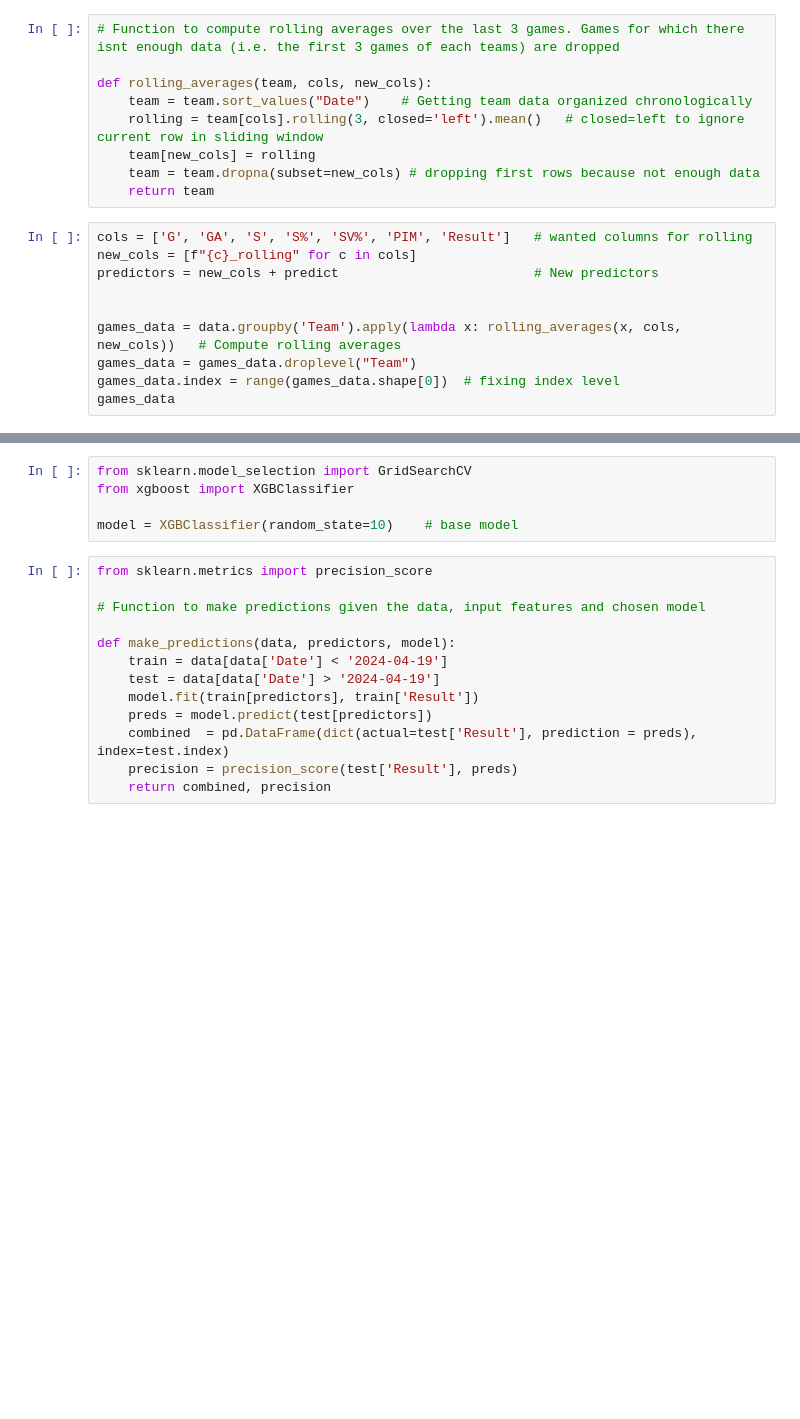
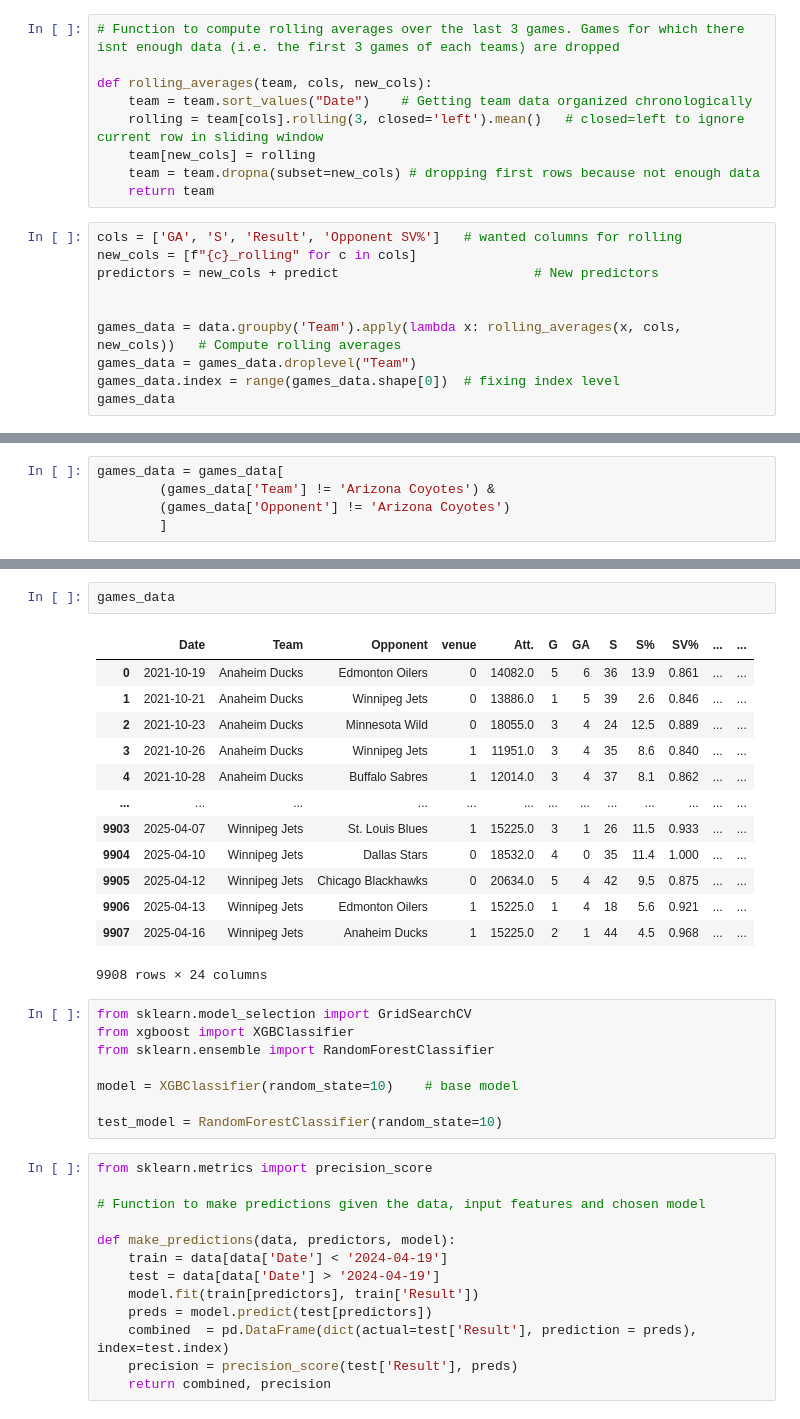
Before and after one commit to vblais12/NHL_stats_predictor, a Jupyter notebook: Testing/Testing_models.ipynb, the cells around one changed output, grey strips where cells are left out. Cells and saved outputs as stored; diff of their text form; blank space fills up the shorter version.

```diff
--- a/Testing/Testing_models.ipynb
+++ b/Testing/Testing_models.ipynb
@@ -37,7 +37,7 @@ def rolling_averages(team, cols, new_cols):
     team = team.dropna(subset=new_cols) # dropping first rows because not enough data
     return team
 # %%
-cols = ['G', 'GA', 'S', 'S%', 'SV%', 'PIM', 'Result']   # wanted columns for rolling
+cols = ['GA', 'S', 'Result', 'Opponent SV%']   # wanted columns for rolling
 new_cols = [f"{c}_rolling" for c in cols]
 predictors = new_cols + predict                         # New predictors
 
@@ -62,0 +63,5 @@ games_data
+# %%
+games_data = games_data[
+        (games_data['Team'] != 'Arizona Coyotes') &
+        (games_data['Opponent'] != 'Arizona Coyotes')
+        ]
@@ -63,8 +113,27 @@ games_data
+# %%
+games_data
+# %% [output]
+|  | Date | Team | Opponent | venue | Att. | G | GA | S | S% | SV% | ... | ... |
+| 0 | 2021-10-19 | Anaheim Ducks | Edmonton Oilers | 0 | 14082.0 | 5 | 6 | 36 | 13.9 | 0.861 | ... | ... |
+| 1 | 2021-10-21 | Anaheim Ducks | Winnipeg Jets | 0 | 13886.0 | 1 | 5 | 39 | 2.6 | 0.846 | ... | ... |
+| 2 | 2021-10-23 | Anaheim Ducks | Minnesota Wild | 0 | 18055.0 | 3 | 4 | 24 | 12.5 | 0.889 | ... | ... |
+| 3 | 2021-10-26 | Anaheim Ducks | Winnipeg Jets | 1 | 11951.0 | 3 | 4 | 35 | 8.6 | 0.840 | ... | ... |
+| 4 | 2021-10-28 | Anaheim Ducks | Buffalo Sabres | 1 | 12014.0 | 3 | 4 | 37 | 8.1 | 0.862 | ... | ... |
+| ... | ... | ... | ... | ... | ... | ... | ... | ... | ... | ... | ... | ... |
+| 9903 | 2025-04-07 | Winnipeg Jets | St. Louis Blues | 1 | 15225.0 | 3 | 1 | 26 | 11.5 | 0.933 | ... | ... |
+| 9904 | 2025-04-10 | Winnipeg Jets | Dallas Stars | 0 | 18532.0 | 4 | 0 | 35 | 11.4 | 1.000 | ... | ... |
+| 9905 | 2025-04-12 | Winnipeg Jets | Chicago Blackhawks | 0 | 20634.0 | 5 | 4 | 42 | 9.5 | 0.875 | ... | ... |
+| 9906 | 2025-04-13 | Winnipeg Jets | Edmonton Oilers | 1 | 15225.0 | 1 | 4 | 18 | 5.6 | 0.921 | ... | ... |
+| 9907 | 2025-04-16 | Winnipeg Jets | Anaheim Ducks | 1 | 15225.0 | 2 | 1 | 44 | 4.5 | 0.968 | ... | ... |
+9908 rows × 24 columns
 # %%
 from sklearn.model_selection import GridSearchCV
 from xgboost import XGBClassifier
+from sklearn.ensemble import RandomForestClassifier
 
 model = XGBClassifier(random_state=10)    # base model
+
+test_model = RandomForestClassifier(random_state=10)
 # %%
 from sklearn.metrics import precision_score
 
```
Also changed, not shown: parts of 10 cells of this notebook, 2 other files.
